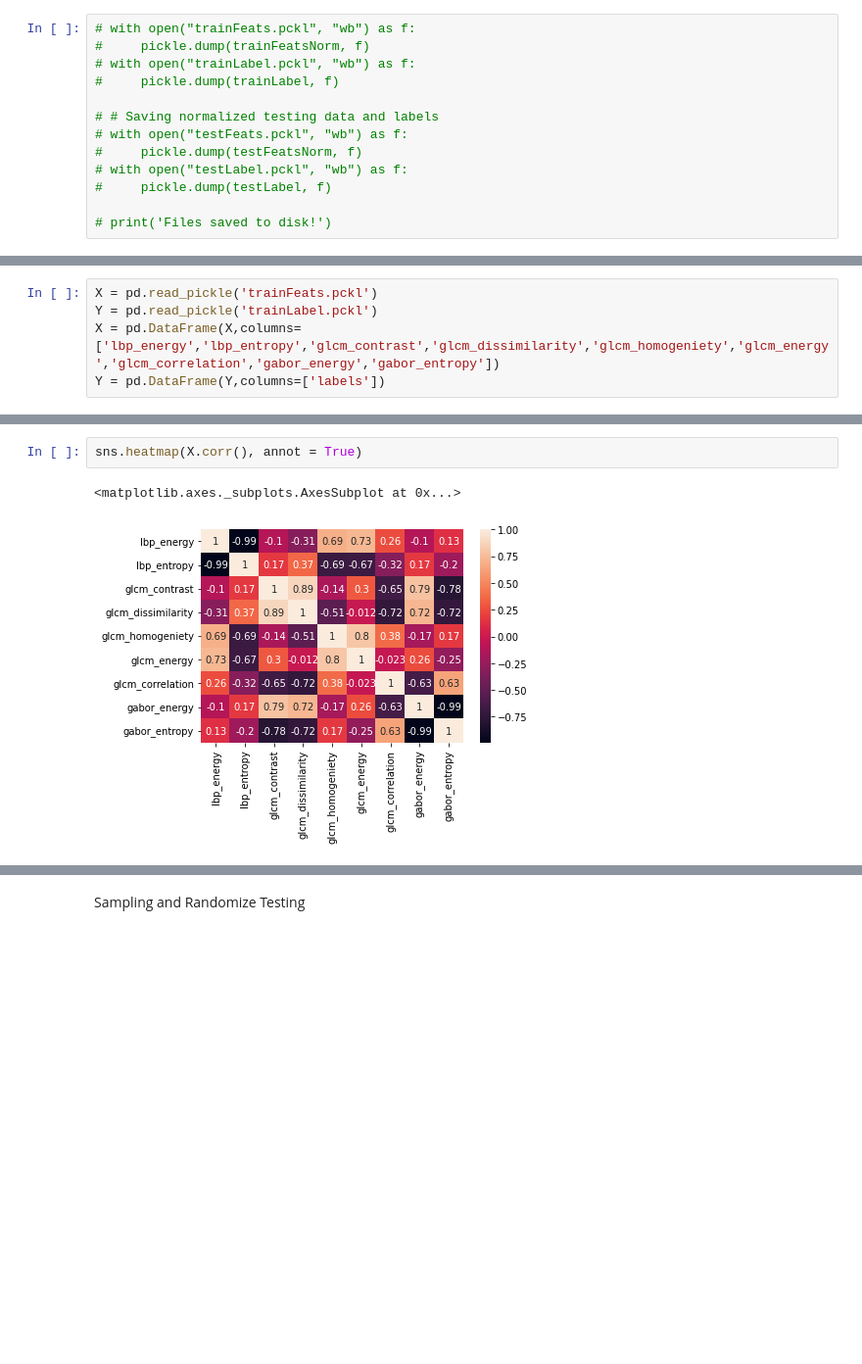
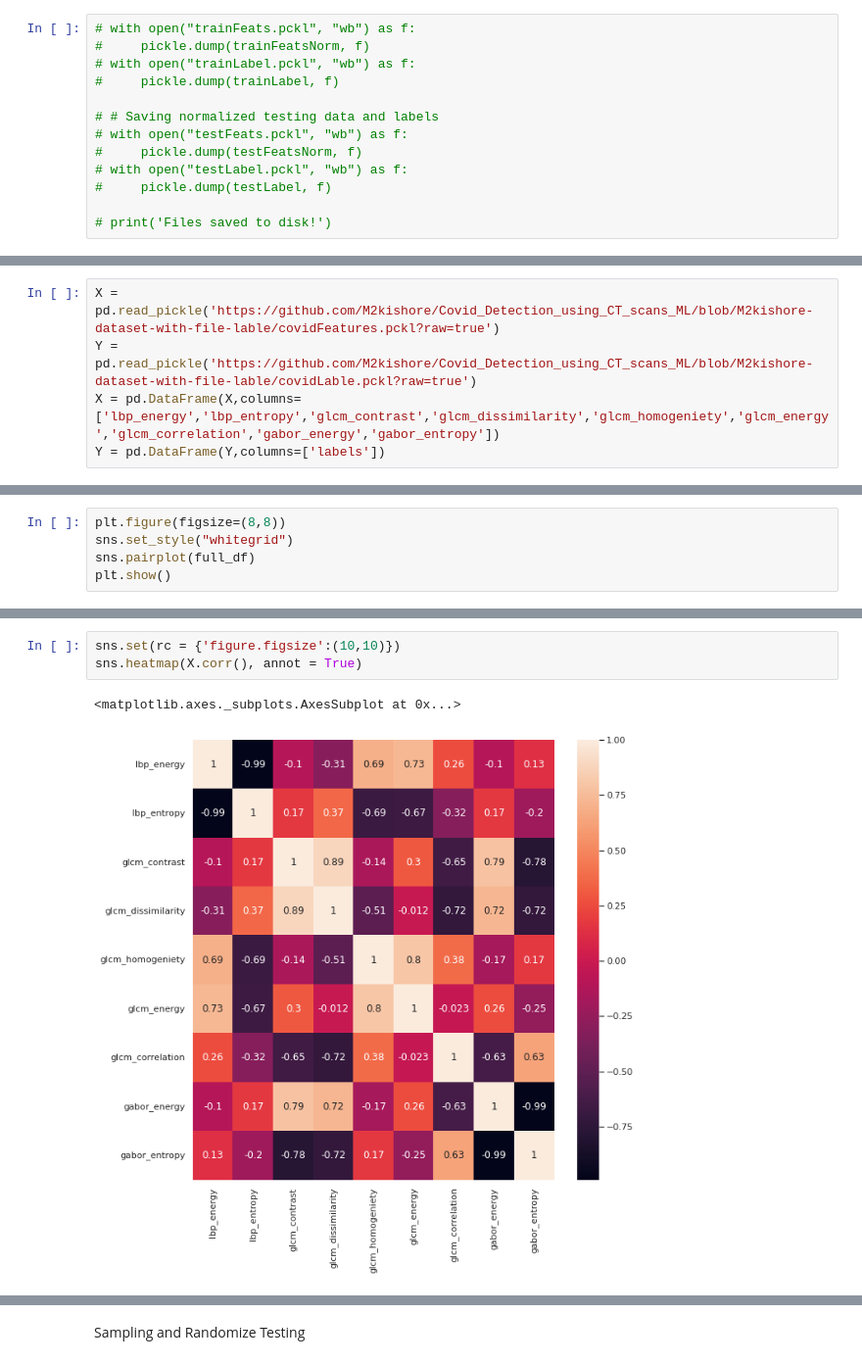
Before and after one commit to M2kishore/Covid_Detection_using_CT_scans_ML, a Jupyter notebook: Covid_Detection__using_feature_extraction.ipynb, the cells around one changed output, grey strips where cells are left out. Shown at 98% size. Saved outputs shown, nothing was run; the diff lists cells and outputs as text; blank space fills up the shorter version.

```diff
--- a/Covid_Detection__using_feature_extraction.ipynb
+++ b/Covid_Detection__using_feature_extraction.ipynb
@@ -131,5 +140,5 @@ feature_patch_1.csv    testFeats.pckl
 # %%
-X = pd.read_pickle('trainFeats.pckl')
-Y = pd.read_pickle('trainLabel.pckl')
+X = pd.read_pickle('https://github.com/M2kishore/Covid_Detection_using_CT_scans_ML/blob/M2kishore-dataset-with-file-lable/covidFeatures.pckl?raw=true')
+Y = pd.read_pickle('https://github.com/M2kishore/Covid_Detection_using_CT_scans_ML/blob/M2kishore-dataset-with-file-lable/covidLable.pckl?raw=true')
 X = pd.DataFrame(X,columns=['lbp_energy','lbp_entropy','glcm_contrast','glcm_dissimilarity','glcm_homogeniety','glcm_energy','glcm_correlation','gabor_energy','gabor_entropy'])
 Y = pd.DataFrame(Y,columns=['labels'])
@@ -137,0 +228,5 @@ Y = pd.DataFrame(Y,columns=['labels'])
+# %%
+plt.figure(figsize=(8,8))
+sns.set_style("whitegrid")
+sns.pairplot(full_df)
+plt.show()
@@ -138,5 +271,6 @@ Y = pd.DataFrame(Y,columns=['labels'])
 # %%
+sns.set(rc = {'figure.figsize':(10,10)})
 sns.heatmap(X.corr(), annot = True)
 # %% [output]
 <matplotlib.axes._subplots.AxesSubplot at 0x...>
-[figure, old version]
+[figure, new version]
```
Also changed, not shown: parts of 40 cells of this notebook.
